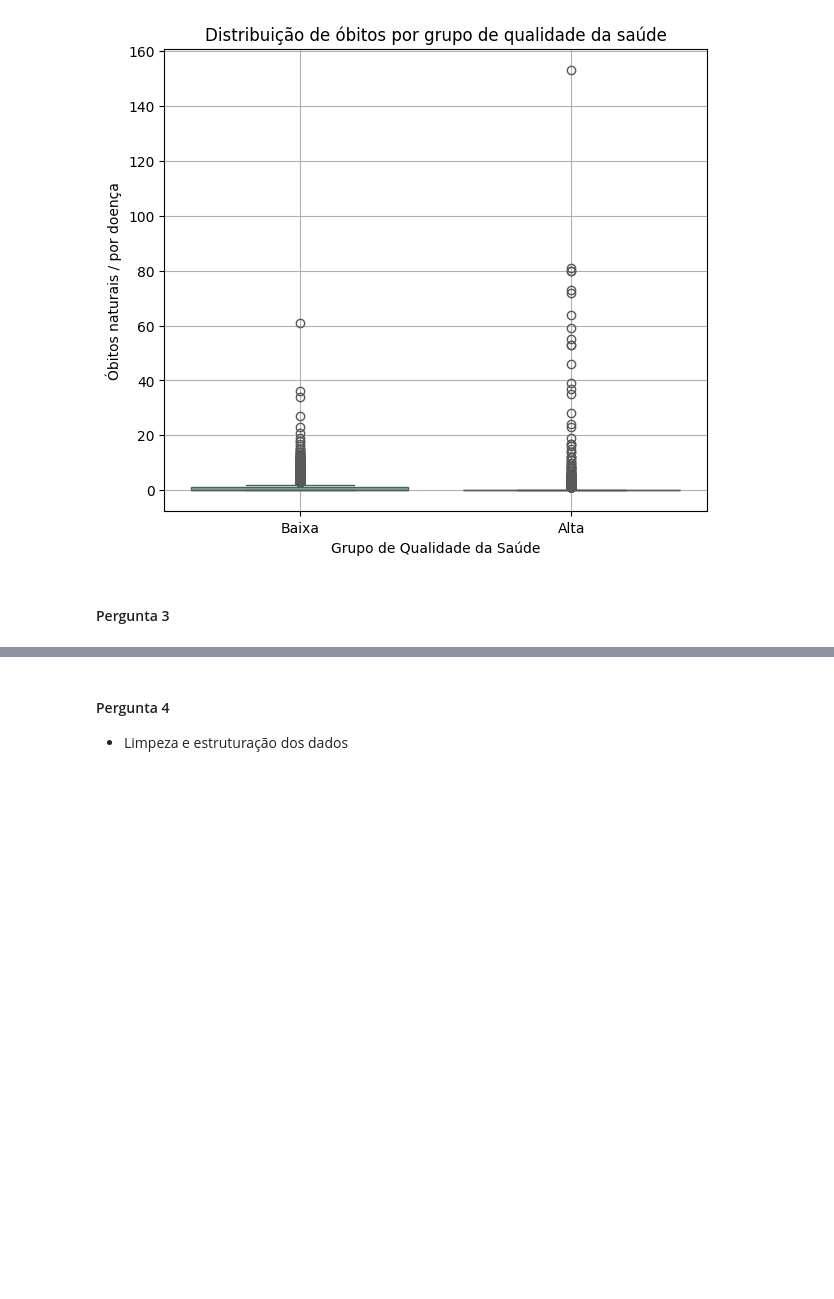
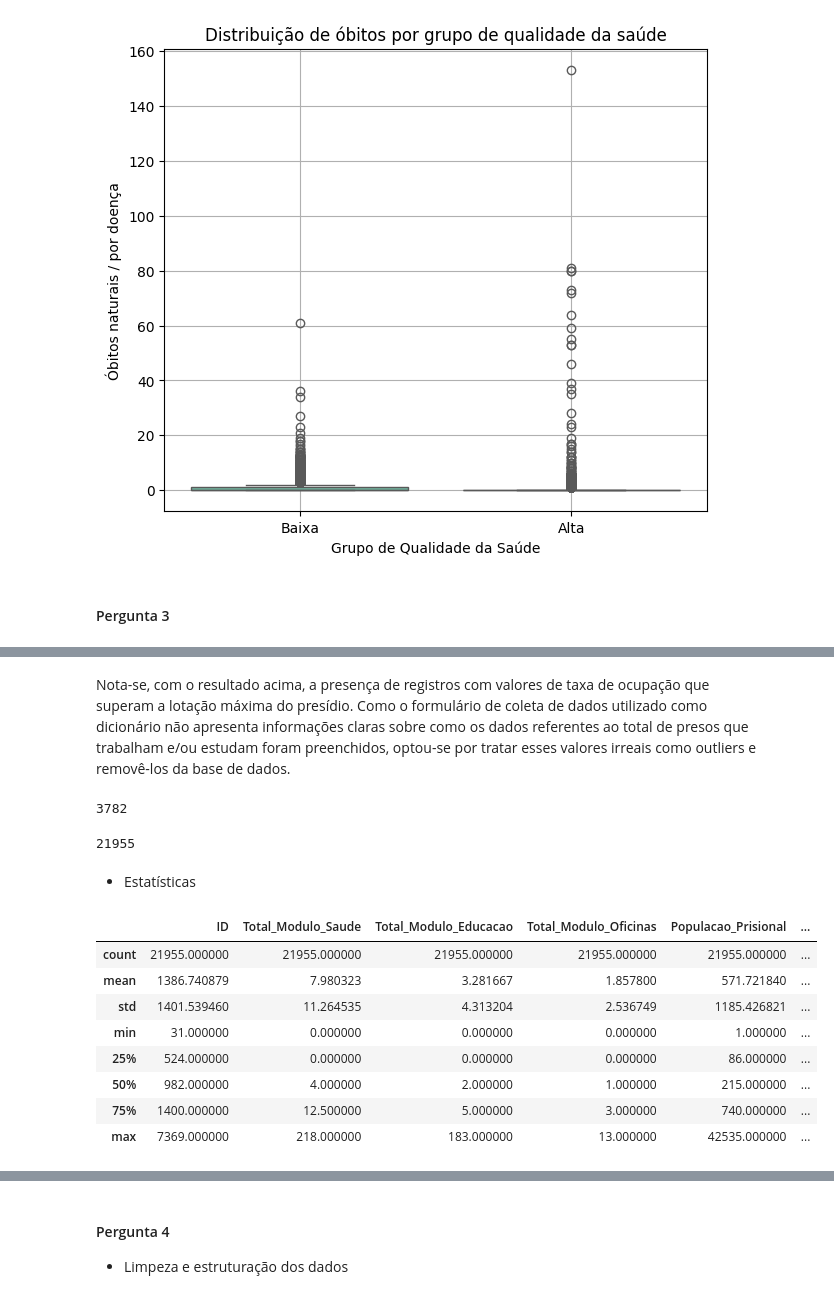
Before and after one commit to Caio-Brega/introducao-ciencia-dos-dados, a Jupyter notebook: TP_ICD.ipynb, the cells around one changed output, grey strips where cells are left out. Drawn from its saved outputs; the diff is of its cells as text; code cells hidden in the pictures; blank space fills up the shorter version.

```diff
--- a/TP_ICD.ipynb
+++ b/TP_ICD.ipynb
@@ -471,0 +525,35 @@ Passing `palette` without assigning `hue` is deprecated and will be removed in v
+# %%
+# Limpeza dos dados
+dados_3 = dados_filtrados[colunas_interesse].replace({
+    np.nan: '0.0',
+    'Sim': '1.0',
+    'Não': '0.0'
+}, regex=True)
+
+# Renomeação de colunas
+dados_3 = dados_3.rename(columns={'4.1 População prisional | Total': 'Populacao_Prisional'})
+
+dados_filtrados3['Total_Modulo_Saude'] = dados_3[colunas_modulo_saude].astype(float).sum(axis=1)
+dados_filtrados3['Total_Modulo_Educacao'] = dados_3[colunas_modulo_educacao].astype(float).sum(axis=1)
+dados_filtrados3['Total_Modulo_Oficinas'] = dados_3[colunas_modulo_oficinas].astype(float).sum(axis=1)
+
+dados_filtrados3['Total_Presos_Empregados'] = dados_3[total_presos_trabalham].astype(float).sum(axis=1)
+dados_filtrados3['Total_Presos_Estudantes'] = dados_3[total_presos_estudam].astype(float).sum(axis=1)
+dados_filtrados3['Total_Presos_Empregados_Estudantes'] = dados_3[total_presos_trabalham_estudam].astype(float).sum(axis=1)
+
+dados_filtrados3['Taxa_Ocupacao'] = ((dados_filtrados3['Total_Presos_Empregados'] + dados_filtrados3['Total_Presos_Estudantes'] + dados_filtrados3['Total_Presos_Empregados_Estudantes']) / dados_filtrados3['Populacao_Prisional'].astype(float)) * 100
+
+colunas_filtradas = ['ID',
+  'Referência',
+  'Total_Modulo_Saude',
+  'Total_Modulo_Educacao',
+  'Total_Modulo_Oficinas',
+  'Populacao_Prisional',
+  'Total_Presos_Empregados',
+  'Total_Presos_Estudantes',
+  'Total_Presos_Empregados_Estudantes',
+  'Taxa_Ocupacao']
+
+dados_filtrados3 = dados_filtrados3[colunas_filtradas]
+
+dados_filtrados3.head()
@@ -471,0 +567,28 @@ Passing `palette` without assigning `hue` is deprecated and will be removed in v
+# %% [markdown]
+Nota-se, com o resultado acima, a presença de registros com valores de taxa de ocupação que superam a lotação máxima do presídio. Como o formulário de coleta de dados utilizado como dicionário não apresenta informações claras sobre como os dados referentes ao total de presos que trabalham e/ou estudam foram preenchidos, optou-se por tratar esses valores irreais como outliers e removê-los da base de dados.
+# %%
+print(len(dados_filtrados3[dados_filtrados3['Taxa_Ocupacao'] > 100]))
+# %% [output]
+3782
+# %%
+dados_filtrados3 = dados_filtrados3[dados_filtrados3['Taxa_Ocupacao'] <= 100]
+
+print(len(dados_filtrados3['Taxa_Ocupacao']))
+# %% [output]
+21955
+# %% [markdown]
+
+
+*   Estatísticas
+# %%
+dados_filtrados3.describe()
+# %% [output]
+|  | ID | Total_Modulo_Saude | Total_Modulo_Educacao | Total_Modulo_Oficinas | Populacao_Prisional | ... |
+| count | 21955.000000 | 21955.000000 | 21955.000000 | 21955.000000 | 21955.000000 | ... |
+| mean | 1386.740879 | 7.980323 | 3.281667 | 1.857800 | 571.721840 | ... |
+| std | 1401.539460 | 11.264535 | 4.313204 | 2.536749 | 1185.426821 | ... |
+| min | 31.000000 | 0.000000 | 0.000000 | 0.000000 | 1.000000 | ... |
+| 25% | 524.000000 | 0.000000 | 0.000000 | 0.000000 | 86.000000 | ... |
+| 50% | 982.000000 | 4.000000 | 2.000000 | 1.000000 | 215.000000 | ... |
+| 75% | 1400.000000 | 12.500000 | 5.000000 | 3.000000 | 740.000000 | ... |
+| max | 7369.000000 | 218.000000 | 183.000000 | 13.000000 | 42535.000000 | ... |
```
Also changed, not shown: parts of 20 cells of this notebook.
